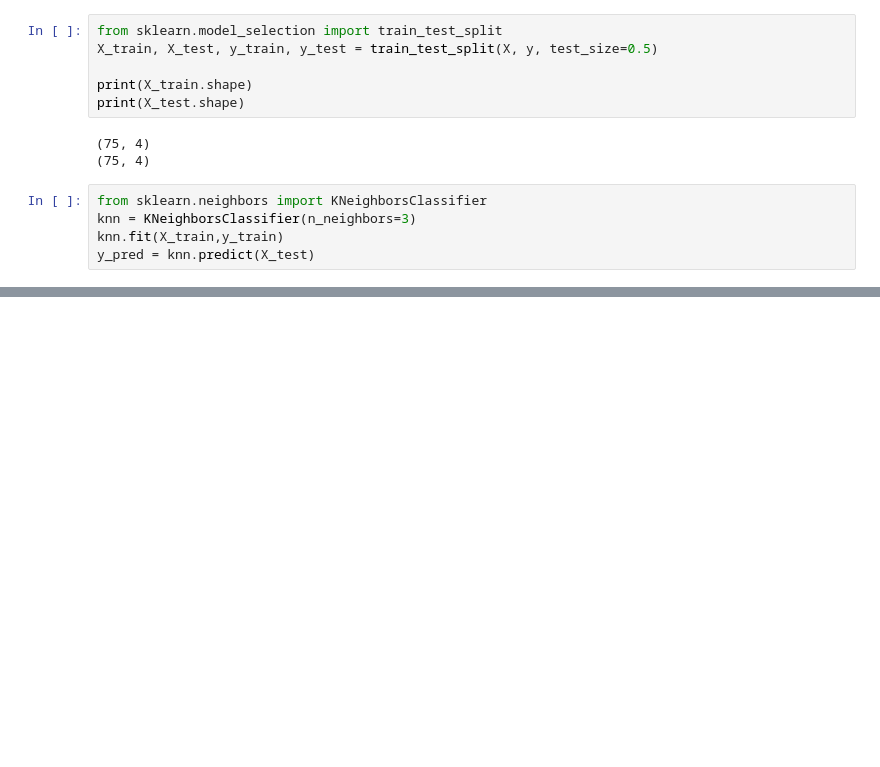
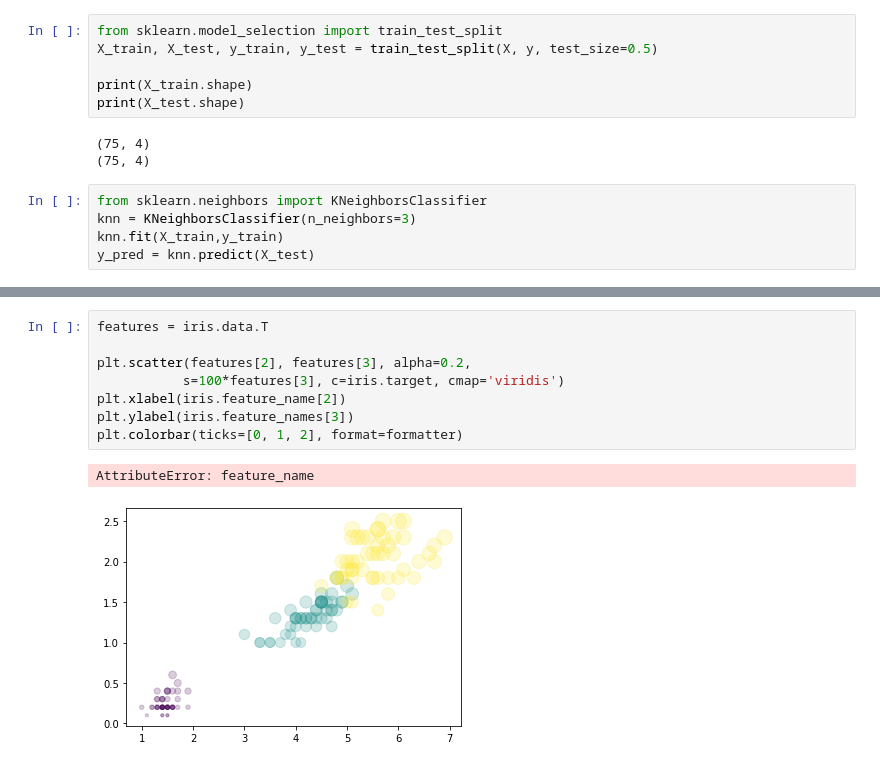
Before and after one commit to TheKinng96/PythonMLIrisFlower, a Jupyter notebook: Untitled.ipynb, the cells around one changed output, grey strips where cells are left out. Cells and saved outputs as stored; diff of their text form; blank space fills up the shorter version.

```diff
--- a/Untitled.ipynb
+++ b/Untitled.ipynb
@@ -35,0 +73,11 @@ predictions:  ['versicolor', 'virginica']
+# %%
+features = iris.data.T
+
+plt.scatter(features[2], features[3], alpha=0.2,
+           s=100*features[3], c=iris.target, cmap='viridis')
+plt.xlabel(iris.feature_name[2])
+plt.ylabel(iris.feature_names[3])
+plt.colorbar(ticks=[0, 1, 2], format=formatter)
+# %% [output]
+AttributeError: feature_name
+[figure, added]
```
Also changed, not shown: parts of 5 cells of this notebook, 1 other file.
